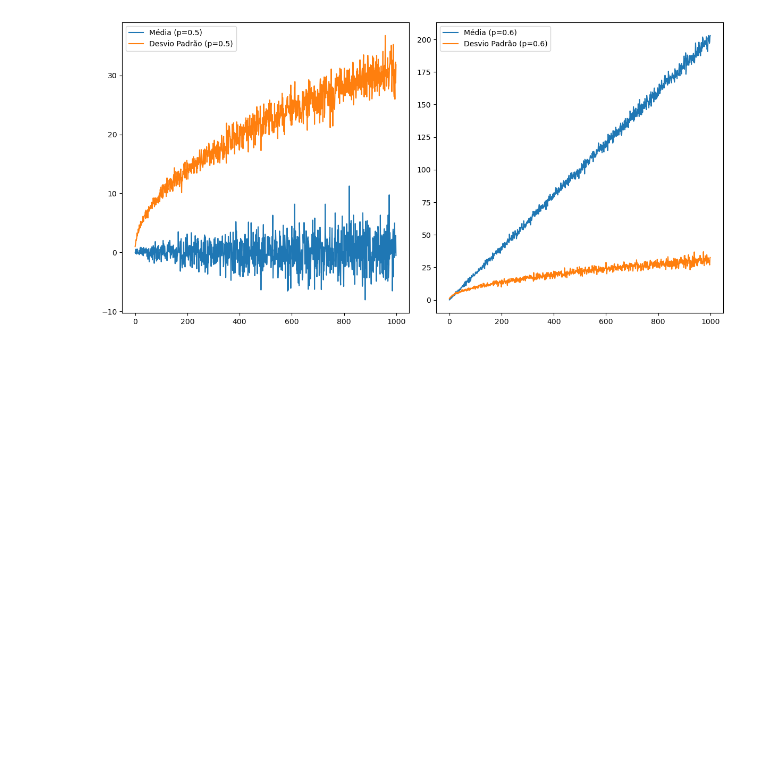
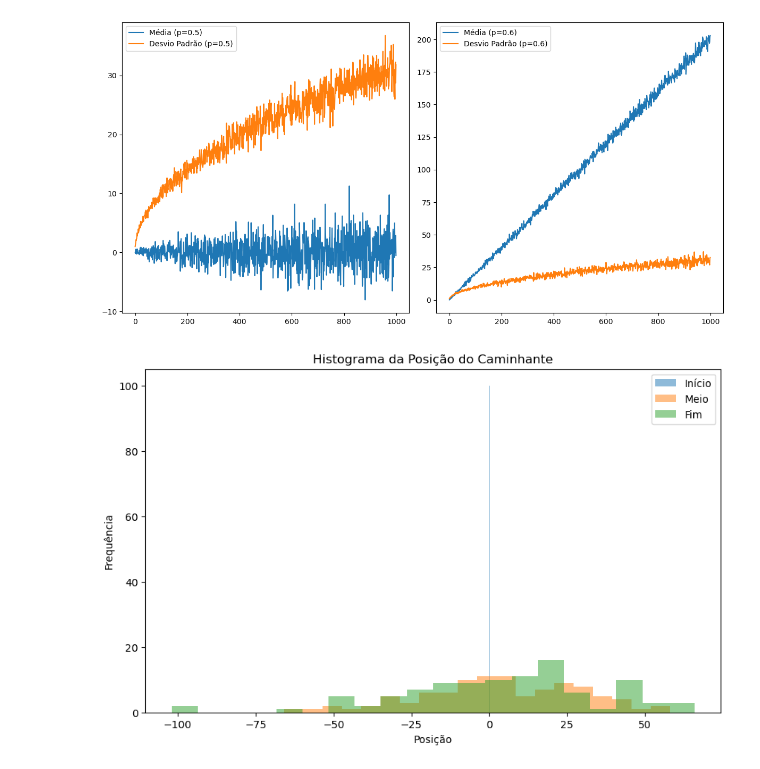
Before and after one commit to HenriqueLSL/Atividades-Fisica-Computacional, a Jupyter notebook: Atividade 04/Passeioaleatorio.ipynb, the cells around one changed output. Cells and saved outputs as stored; diff of their text form; code cells hidden in the pictures; blank space fills up the shorter version.

```diff
--- a/Atividade 04/Passeioaleatorio.ipynb
+++ b/Atividade 04/Passeioaleatorio.ipynb
@@ -168,3 +168,46 @@ plt.tight_layout()
 plt.show()
 # %% [output]
 [figure]
+# %%
+import numpy as np
+import matplotlib.pyplot as plt
+
+def passeio_aleatorio(N, p):
+  """
+  Simula um passeio aleatório unidimensional.
+  """
+  rng = np.random.default_rng()
+  posicao = 0
+  posicoes = [posicao]
+  for _ in range(N):
+    if rng.random() < p:
+      posicao += 1
+    else:
+      posicao -= 1
+    posicoes.append(posicao)
+  return np.array(posicoes)
+
+N = 1000
+num_passeios = 100
+
+posicoes_inicio = []
+posicoes_meio = []
+posicoes_fim = []
+
+for _ in range(num_passeios):
+  posicoes = passeio_aleatorio(N, 0.5)
+  posicoes_inicio.append(posicoes[0])
+  posicoes_meio.append(posicoes[N//2])
+  posicoes_fim.append(posicoes[-1])
+
+plt.figure(figsize=(10, 6))
+plt.hist(posicoes_inicio, bins=20, alpha=0.5, label='Início')
+plt.hist(posicoes_meio, bins=20, alpha=0.5, label='Meio')
+plt.hist(posicoes_fim, bins=20, alpha=0.5, label='Fim')
+plt.xlabel('Posição')
+plt.ylabel('Frequência')
+plt.title('Histograma da Posição do Caminhante')
+plt.legend()
+plt.show()
+# %% [output]
+[figure, added]
```
